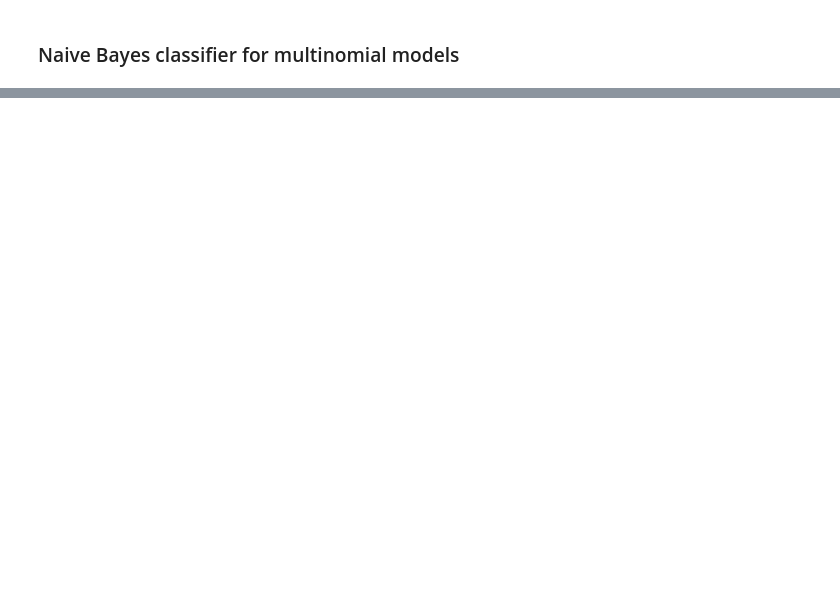
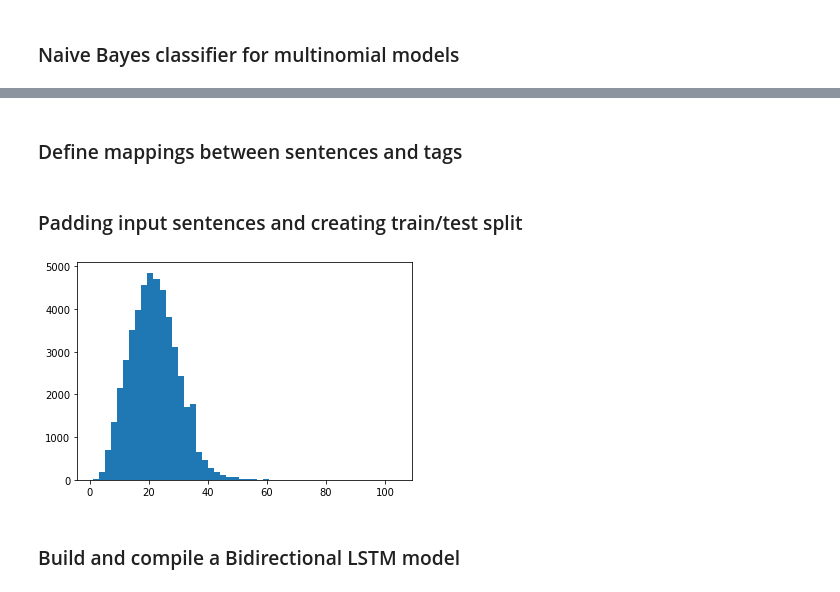
Before and after one commit to DebjyotiSaha/NLP-Coursework, a Jupyter notebook: Kowshik_NER/NLP_NER_Kowshik_Kesavarapu.ipynb, the cells around one changed output, grey strips where cells are left out. Saved outputs shown, nothing was run; the diff lists cells and outputs as text; code cells hidden in the pictures; blank space fills up the shorter version.

```diff
--- a/Kowshik_NER/NLP_NER_Kowshik_Kesavarapu.ipynb
+++ b/Kowshik_NER/NLP_NER_Kowshik_Kesavarapu.ipynb
@@ -359,0 +399,4 @@ weighted avg       0.54      0.56      0.54      4966
+# %%
+df = pd.read_csv('ner_dataset.csv', encoding='latin1')
+df = df.fillna(method='ffill')
+df.head(20)
@@ -359,0 +423,13 @@ weighted avg       0.54      0.56      0.54      4966
+# %%
+class SentenceGetter(object):
+    def __init__(self, df):
+        self.n_sent = 1
+        self.df = df
+        agg_func = lambda s: [(w, p, t) for w, p, t in zip(s['Word'].values.tolist(),
+                                                          s['POS'].values.tolist(),
+                                                          s['Tag'].values.tolist())]
+        self.grouped = self.df.groupby('Sentence #').apply(agg_func)
+        self.sentences = [s for s in self.grouped]
+# %%
+getter = SentenceGetter(df)
+sentences = getter.sentences
@@ -359,0 +456,2 @@ weighted avg       0.54      0.56      0.54      4966
+# %% [markdown]
+### Define mappings between sentences and tags
@@ -359,0 +466,7 @@ weighted avg       0.54      0.56      0.54      4966
+# %% [markdown]
+### Padding input sentences and creating train/test split
+# %%
+plt.hist([len(s) for s in sentences], bins=50)
+plt.show();
+# %% [output]
+[figure, added]
@@ -359,0 +486,2 @@ weighted avg       0.54      0.56      0.54      4966
+# %% [markdown]
+### Build and compile a Bidirectional LSTM model
```
Also changed, not shown: parts of 31 cells of this notebook.
